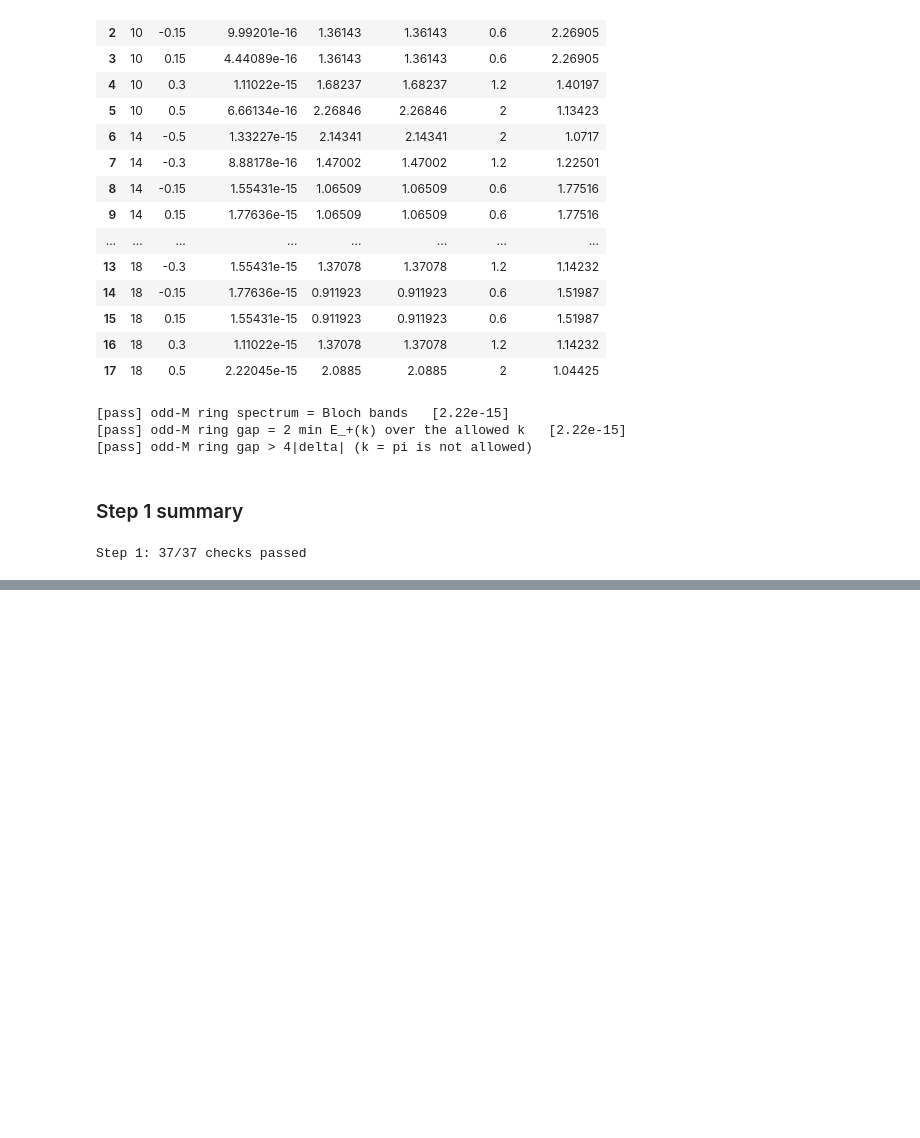
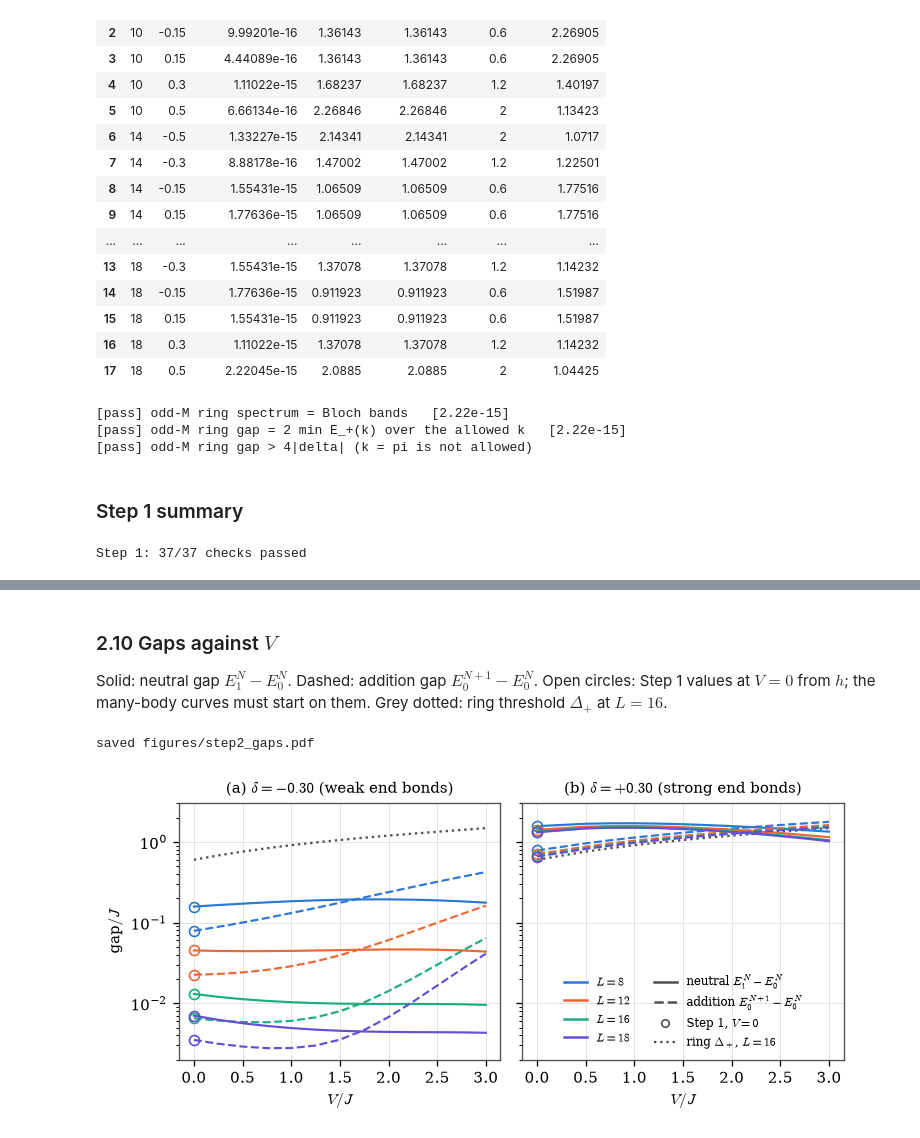
Before and after one commit to kavish707/ssh-model-project, a Jupyter notebook: project_A.ipynb, the cells around one changed output, grey strips where cells are left out. Drawn from its saved outputs; the diff is of its cells as text; code cells hidden in the pictures; blank space fills up the shorter version.

Commit message:
Finish step 2, add summary, update the report.tex and the project's ipynb file

```diff
--- a/project_A.ipynb
+++ b/project_A.ipynb
@@ -662,0 +1587,16 @@ Step 1: 37/37 checks passed
+# %%
+start = time.time()
+for d in DELTA_GRID:
+    for V in V_COARSE:
+        run_point(L_GRID[0], d, V)
+g8 = open_grid()
+display(g8[["delta", "V", "E0", "neutral_gap", "add_gap", "C0", "R0", "C1", "R1", "residual"]])
+check_ground_states(g8, "L=8")
+if not all(c["pass"] for name, c in CHECKS.items() if name.startswith("S2 ")):
+    raise RuntimeError("a Step 2 check failed at L = 8: do not enlarge")
+
+for L in L_GRID[1:] + L_PARITY:
+    for d in DELTA_GRID:
+        for V in V_COARSE:
+            run_point(L, d, V)
+print(f"coarse grid done in {time.time() - start:.1f} s")
@@ -662,0 +1754,35 @@ Step 1: 37/37 checks passed
+# %% [markdown]
+### 2.10 Gaps against $V$
+
+Solid: neutral gap $E_1^N-E_0^N$. Dashed: addition gap $E_0^{N+1}-E_0^N$. Open circles: Step 1 values at $V=0$ from $h$; the many-body curves must start on them. Grey dotted: ring threshold $\Delta_+$ at $L=16$.
+# %%
+L_COLORS = dict(zip(L_GRID, ("#2a78d6", "#eb6834", "#1baf7a", "#6250d6")))
+main_ring = ring[ring.L == 16]
+
+fig, axes = plt.subplots(1, 2, figsize=(6.4, 3.0), sharey=True)
+for ax, d, title in zip(axes, DELTA_GRID, ("(a) $\\delta=-0.30$ (weak end bonds)", "(b) $\\delta=+0.30$ (strong end bonds)")):
+    s_ring = main_ring[main_ring.delta == d].sort_values("V")
+    ax.semilogy(s_ring.V, s_ring.delta_plus, ":", color=GRAY, lw=1.4)
+    for L in L_GRID:
+        s = final[(final.L == L) & (final.delta == d)]
+        eps = np.linalg.eigvalsh(hopping_matrix(L, d))
+        ax.semilogy(s.V, s.neutral_gap, "-", color=L_COLORS[L], lw=1.3)
+        ax.semilogy(s.V, s.add_gap, "--", color=L_COLORS[L], lw=1.3)
+        ax.plot([0, 0], [eps[L // 2] - eps[L // 2 - 1], eps[L // 2]], "o", mfc="none", mec=L_COLORS[L], ms=6, mew=1.0)
+    ax.set_title(title, fontsize=9)
+    ax.set_xlabel("$V/J$")
+axes[0].set_ylabel("gap$/J$")
+axes[0].set_ylim(2e-3, 3)
+for L in L_GRID:
+    axes[1].plot([], [], "-", color=L_COLORS[L], label=f"$L={L}$")
+axes[1].plot([], [], "-", color=GRAY, label="neutral $E_1^N-E_0^N$")
+axes[1].plot([], [], "--", color=GRAY, label="addition $E_0^{N+1}-E_0^N$")
+axes[1].plot([], [], "o", mfc="none", mec=GRAY, label="Step 1, $V=0$")
+axes[1].plot([], [], ":", color=GRAY, lw=1.4, label=r"ring $\Delta_+$, $L=16$")
+axes[1].legend(loc="lower center", fontsize=7, ncol=2)
+fig.tight_layout()
+savefig(fig, "step2_gaps")
+plt.show()
+# %% [output]
+saved figures/step2_gaps.pdf
+[figure, added]
```
Also changed, not shown: parts of 31 cells of this notebook, 9 other files.
